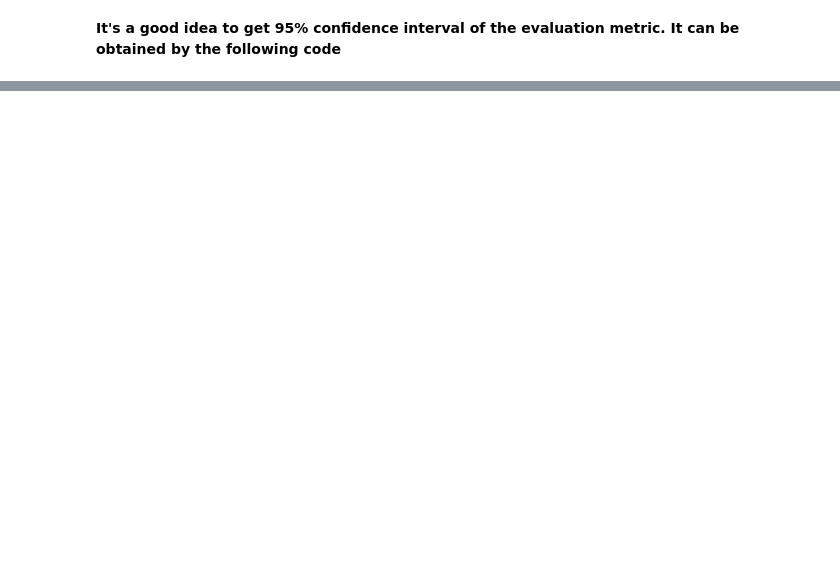
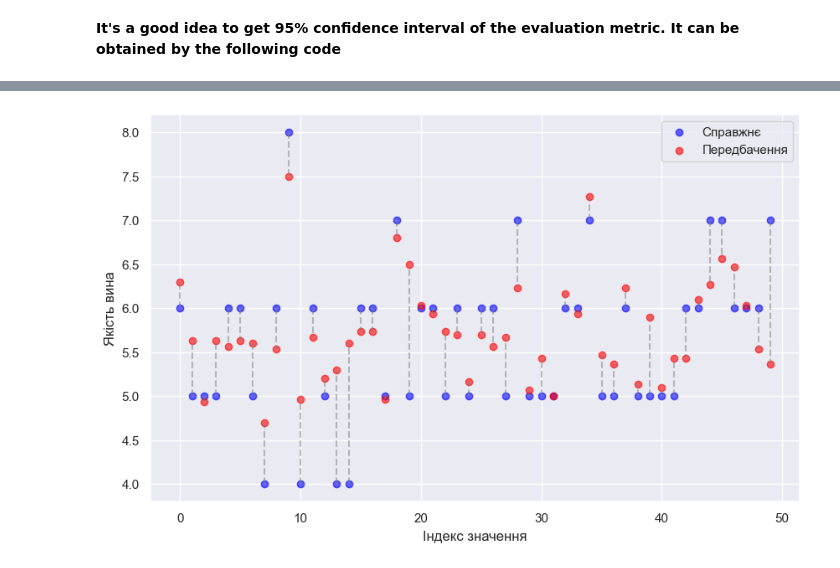
Before and after one commit to Dim41k3/wine, a Jupyter notebook: exploring-regression-models-on-wine-data.ipynb, the cells around one changed output, grey strips where cells are left out. Drawn from its saved outputs; the diff is of its cells as text; code cells hidden in the pictures; blank space fills up the shorter version.

```diff
--- a/exploring-regression-models-on-wine-data.ipynb
+++ b/exploring-regression-models-on-wine-data.ipynb
@@ -666,0 +705,27 @@ plt.show()
+# %%
+import matplotlib.pyplot as plt
+import numpy as np
+
+num_points = 50
+
+subset_actual = wine_labels_test[:num_points].reset_index(drop=True)
+subset_predicted = quality_test_predictions[:num_points]
+
+indices = np.arange(num_points)
+
+plt.figure(figsize=(10,6))
+
+plt.scatter(indices, subset_actual, color='blue', label='Справжнє', alpha=0.6)
+
+plt.scatter(indices, subset_predicted, color='red', label='Передбачення', alpha=0.6)
+
+for i in range(num_points):
+    plt.plot([indices[i], indices[i]], [subset_actual[i], subset_predicted[i]], color='gray', linestyle='--', alpha=0.5)
+
+plt.xlabel('Індекс значення')
+plt.ylabel('Якість вина')
+plt.legend()
+
+plt.show()
+# %% [output]
+[figure, added]
```
Also changed, not shown: parts of 18 cells of this notebook.
